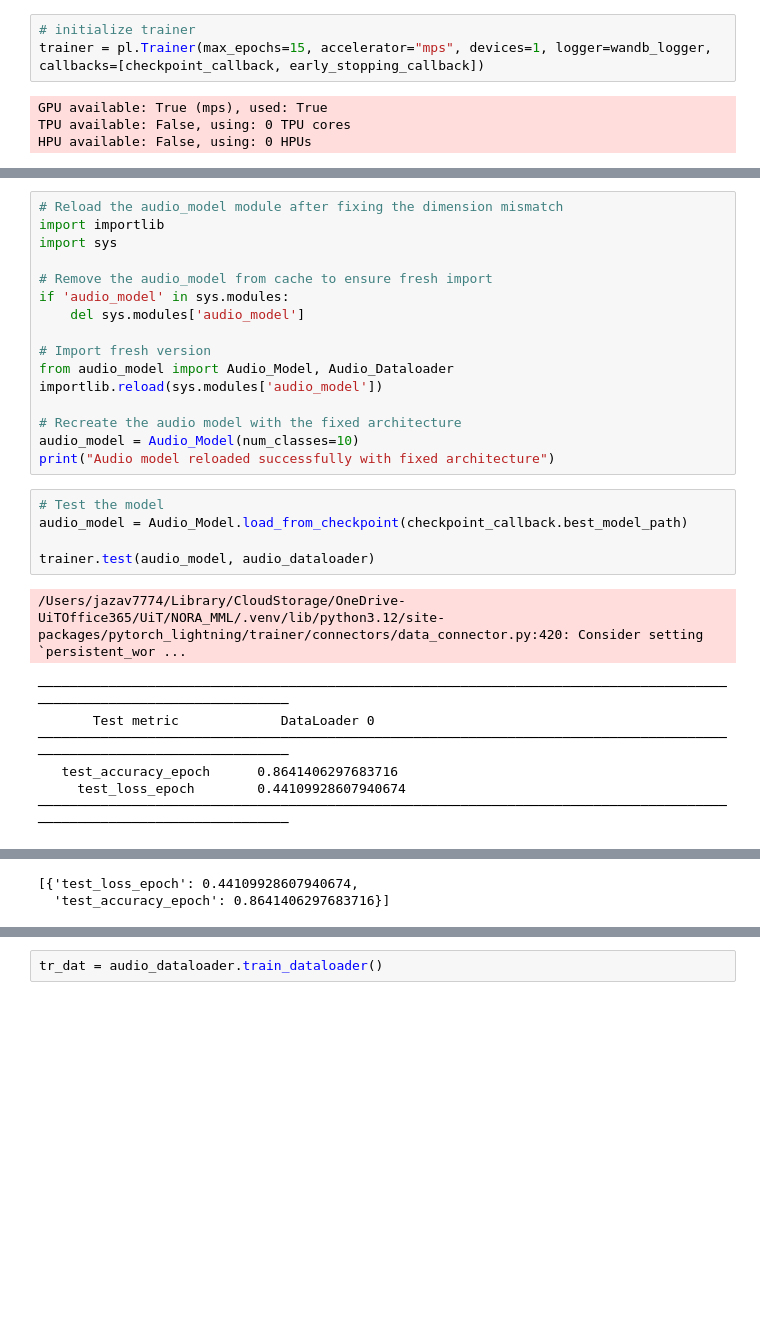
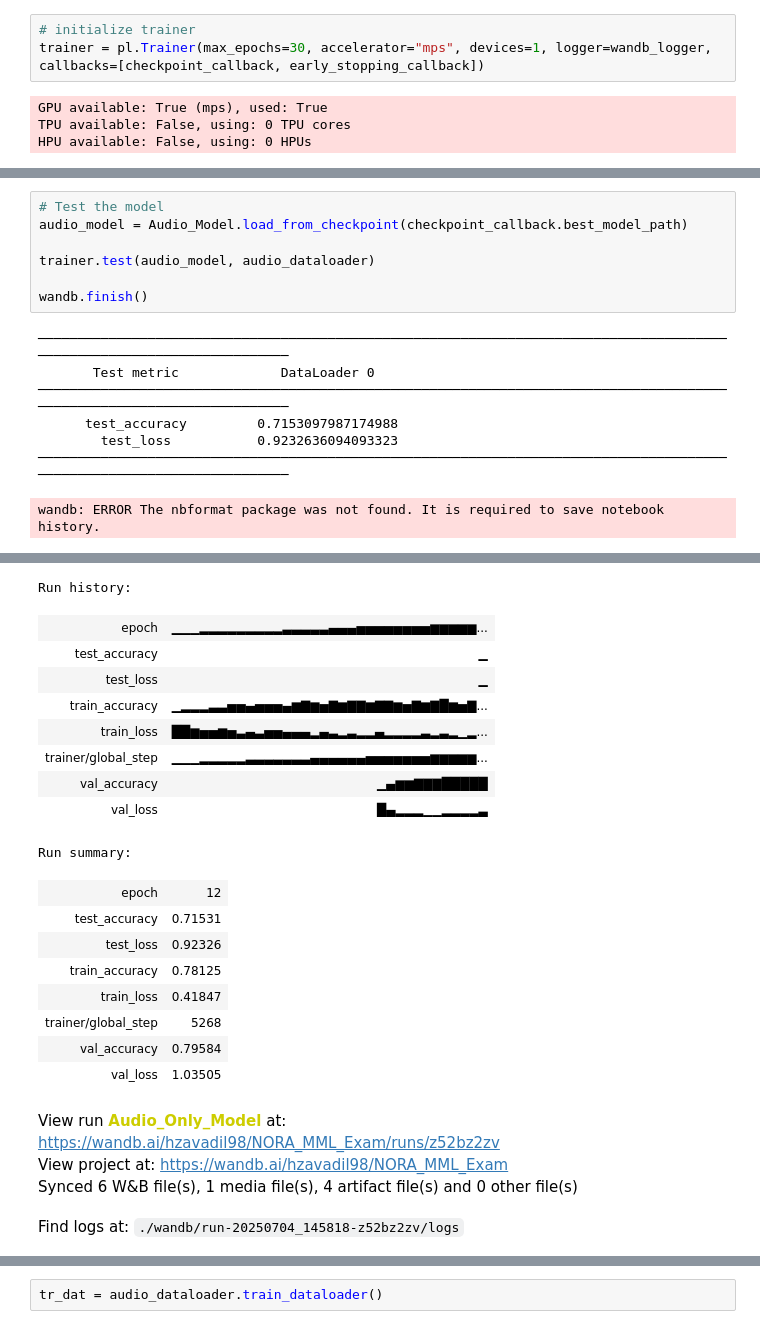
Before and after one commit to hzavadil98/NORA_MML, a Jupyter notebook: Exam/src/main.ipynb, the cells around one changed output, grey strips where cells are left out. Saved outputs shown, nothing was run; the diff lists cells and outputs as text; blank space fills up the shorter version.

```diff
--- a/Exam/src/main.ipynb
+++ b/Exam/src/main.ipynb
@@ -82,7 +117,7 @@ checkpoint_callback = pl.callbacks.ModelCheckpoint(dirpath="checkpoints", filena
 early_stopping_callback = pl.callbacks.EarlyStopping(monitor="val_loss", patience=5, mode="min")
 # %%
 # initialize trainer
-trainer = pl.Trainer(max_epochs=15, accelerator="mps", devices=1, logger=wandb_logger, callbacks=[checkpoint_callback, early_stopping_callback])
+trainer = pl.Trainer(max_epochs=30, accelerator="mps", devices=1, logger=wandb_logger, callbacks=[checkpoint_callback, early_stopping_callback])
 # %% [output]
 GPU available: True (mps), used: True
 TPU available: False, using: 0 TPU cores
@@ -116,29 +128,15 @@ View run at https://wandb.ai/hzavadil98/NORA_MML_Exam/runs/gl0gzixj
-# %%
-# Reload the audio_model module after fixing the dimension mismatch
-import importlib
-import sys
-
-# Remove the audio_model from cache to ensure fresh import
-if 'audio_model' in sys.modules:
-    del sys.modules['audio_model']
-
-# Import fresh version
-from audio_model import Audio_Model, Audio_Dataloader
-importlib.reload(sys.modules['audio_model'])
-
-# Recreate the audio model with the fixed architecture
-audio_model = Audio_Model(num_classes=10)
-print("Audio model reloaded successfully with fixed architecture")
 # %%
 # Test the model
 audio_model = Audio_Model.load_from_checkpoint(checkpoint_callback.best_model_path)
 
 trainer.test(audio_model, audio_dataloader)
+
+wandb.finish()
 # %% [output]
-/Users/jazav7774/Library/CloudStorage/OneDrive-UiTOffice365/UiT/NORA_MML/.venv/lib/python3.12/site-packages/pytorch_lightning/trainer/connectors/data_connector.py:420: Consider setting `persistent_wor ...
+────────────────────────────────────────────────────────────────────────────────────────────────────────────────────────
+       Test metric             DataLoader 0
+────────────────────────────────────────────────────────────────────────────────────────────────────────────────────────
+      test_accuracy         0.7153097987174988
+        test_loss           0.9232636094093323
+────────────────────────────────────────────────────────────────────────────────────────────────────────────────────────
-────────────────────────────────────────────────────────────────────────────────────────────────────────────────────────
-       Test metric             DataLoader 0
-────────────────────────────────────────────────────────────────────────────────────────────────────────────────────────
-   test_accuracy_epoch      0.8641406297683716
-     test_loss_epoch        0.44109928607940674
-────────────────────────────────────────────────────────────────────────────────────────────────────────────────────────
+wandb: ERROR The nbformat package was not found. It is required to save notebook history.
@@ -145,2 +144,22 @@ trainer.test(audio_model, audio_dataloader)
-[{'test_loss_epoch': 0.44109928607940674,
-  'test_accuracy_epoch': 0.8641406297683716}]
+Run history:
+| epoch | ▁▁▁▂▂▂▂▂▂▂▂▂▃▃▃▃▃▄▄▄▅▅▅▅▅▅▅▅▆▆▆▆▆... |
+| test_accuracy | ▁ |
+| test_loss | ▁ |
+| train_accuracy | ▁▂▂▂▃▃▅▅▄▅▅▅▄▆▇▆▅▇▆▇▇▆▇▇▆▅▇▆▇█▆▅▇... |
+| train_loss | ██▆▅▅▆▅▃▄▃▅▅▄▄▄▂▄▃▂▃▂▂▄▂▂▂▂▃▂▃▂▁▂... |
+| trainer/global_step | ▁▁▁▂▂▂▂▂▃▃▃▃▃▃▃▄▄▄▄▄▄▅▅▅▅▅▅▅▆▆▆▆▆... |
+| val_accuracy | ▁▄▆▆▇▇▇█████ |
+| val_loss | █▄▂▂▂▁▁▂▂▂▂▃ |
+Run summary:
+| epoch | 12 |
+| test_accuracy | 0.71531 |
+| test_loss | 0.92326 |
+| train_accuracy | 0.78125 |
+| train_loss | 0.41847 |
+| trainer/global_step | 5268 |
+| val_accuracy | 0.79584 |
+| val_loss | 1.03505 |
+View run Audio_Only_Model at: https://wandb.ai/hzavadil98/NORA_MML_Exam/runs/z52bz2zv
+View project at: https://wandb.ai/hzavadil98/NORA_MML_Exam
+Synced 6 W&B file(s), 1 media file(s), 4 artifact file(s) and 0 other file(s)
+Find logs at: ./wandb/run-20250704_145818-z52bz2zv/logs
```
Also changed, not shown: parts of 11 cells of this notebook, 3 other files.
